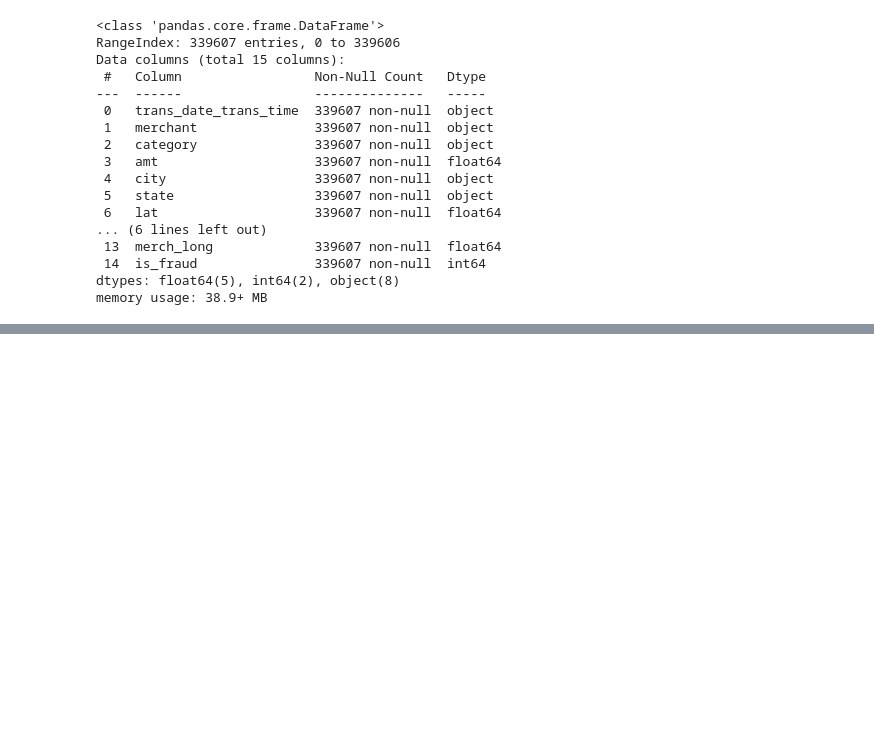
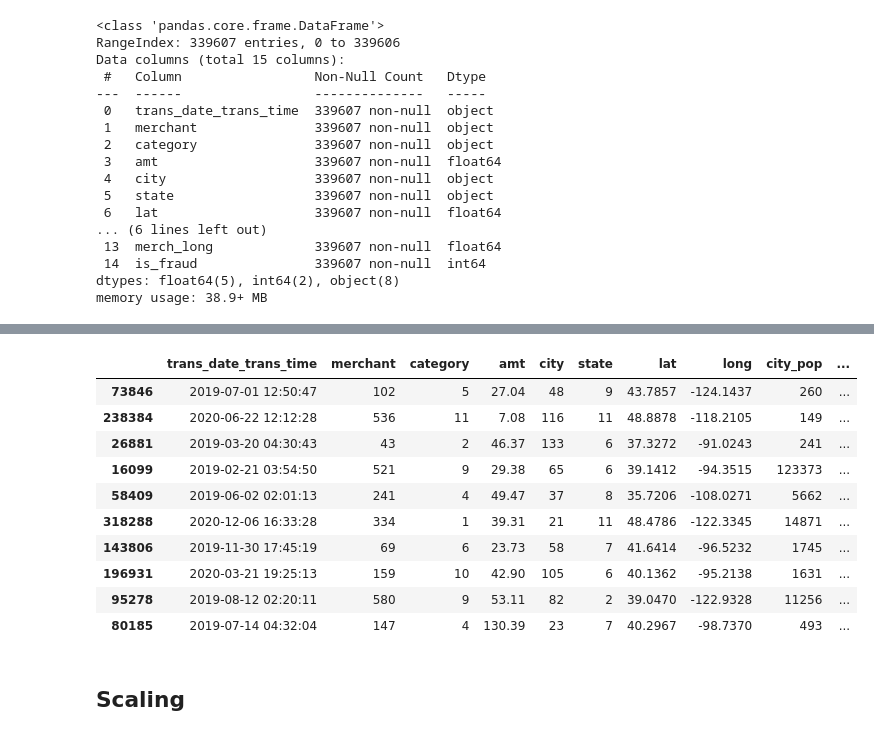
Before and after one commit to otabekrazzoqov/Machine-Learning-full-course-main, a Jupyter notebook: model_building_lesson_006/4_algorithms.ipynb, the cells around one changed output, grey strips where cells are left out. Saved outputs shown, nothing was run; the diff lists cells and outputs as text; code cells hidden in the pictures; blank space fills up the shorter version.

```diff
--- a/model_building_lesson_006/4_algorithms.ipynb
+++ b/model_building_lesson_006/4_algorithms.ipynb
@@ -24,0 +39,3 @@ memory usage: 38.9+ MB
+# %%
+df['trans_date_trans_time'] = pd.to_datetime(df['trans_date_trans_time'])
+df['dob'] = pd.to_datetime(df['dob'], format="%Y-%m-%d")
@@ -24,0 +44,31 @@ memory usage: 38.9+ MB
+# %%
+from sklearn.preprocessing import LabelEncoder
+
+def encoding(df):
+    encoder = LabelEncoder()
+    for col in df.columns:
+        if df[col].dtype == "object":
+            if df[col].nunique() <= 5:
+                dummies = pd.get_dummies(df[col], prefix=col, dtype=int)
+                df = pd.concat([df.drop(columns=[col]),dummies],axis=1)
+            else:
+                df[col] = encoder.fit_transform(df[col])
+    return df
+# %%
+df = encoding(df)
+# %%
+df.sample(10)
+# %% [output]
+|  | trans_date_trans_time | merchant | category | amt | city | state | lat | long | city_pop | ... |
+| 73846 | 2019-07-01 12:50:47 | 102 | 5 | 27.04 | 48 | 9 | 43.7857 | -124.1437 | 260 | ... |
+| 238384 | 2020-06-22 12:12:28 | 536 | 11 | 7.08 | 116 | 11 | 48.8878 | -118.2105 | 149 | ... |
+| 26881 | 2019-03-20 04:30:43 | 43 | 2 | 46.37 | 133 | 6 | 37.3272 | -91.0243 | 241 | ... |
+| 16099 | 2019-02-21 03:54:50 | 521 | 9 | 29.38 | 65 | 6 | 39.1412 | -94.3515 | 123373 | ... |
+| 58409 | 2019-06-02 02:01:13 | 241 | 4 | 49.47 | 37 | 8 | 35.7206 | -108.0271 | 5662 | ... |
+| 318288 | 2020-12-06 16:33:28 | 334 | 1 | 39.31 | 21 | 11 | 48.4786 | -122.3345 | 14871 | ... |
+| 143806 | 2019-11-30 17:45:19 | 69 | 6 | 23.73 | 58 | 7 | 41.6414 | -96.5232 | 1745 | ... |
+| 196931 | 2020-03-21 19:25:13 | 159 | 10 | 42.90 | 105 | 6 | 40.1362 | -95.2138 | 1631 | ... |
+| 95278 | 2019-08-12 02:20:11 | 580 | 9 | 53.11 | 82 | 2 | 39.0470 | -122.9328 | 11256 | ... |
+| 80185 | 2019-07-14 04:32:04 | 147 | 4 | 130.39 | 23 | 7 | 40.2967 | -98.7370 | 493 | ... |
+# %% [markdown]
+## **Scaling**
```
Also changed, not shown: parts of 18 cells of this notebook.
